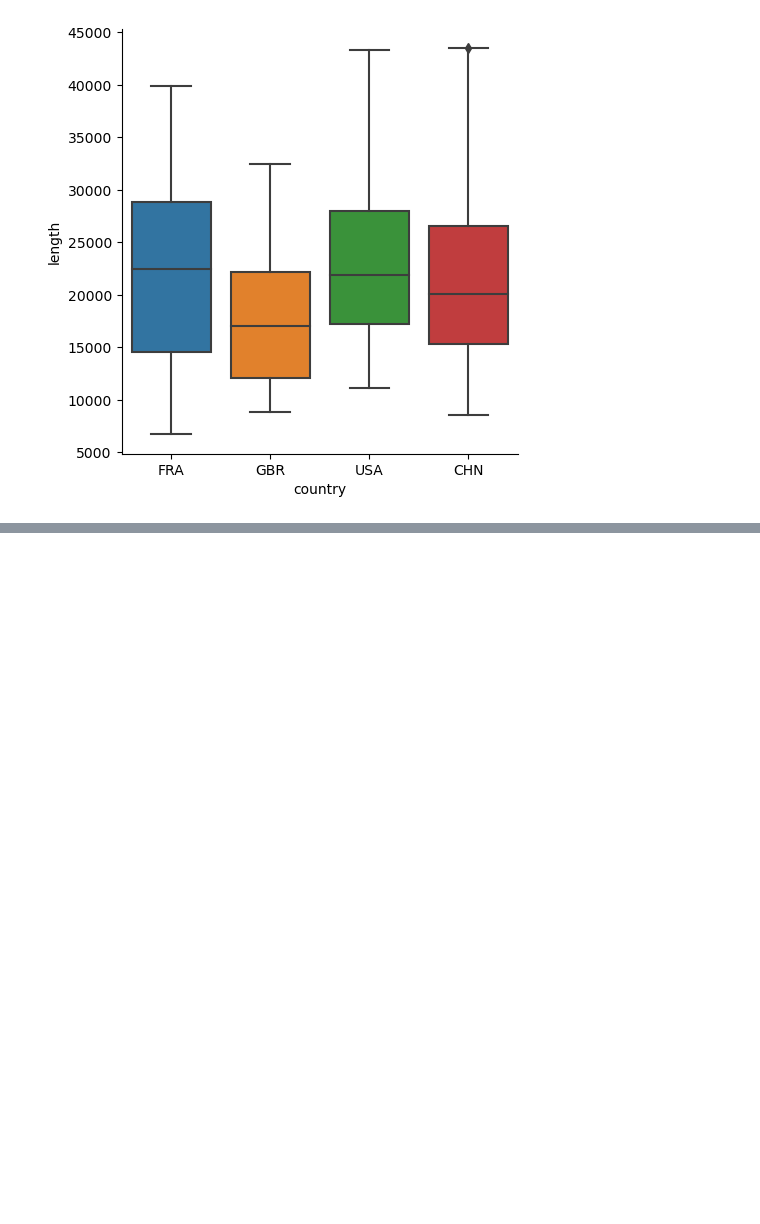
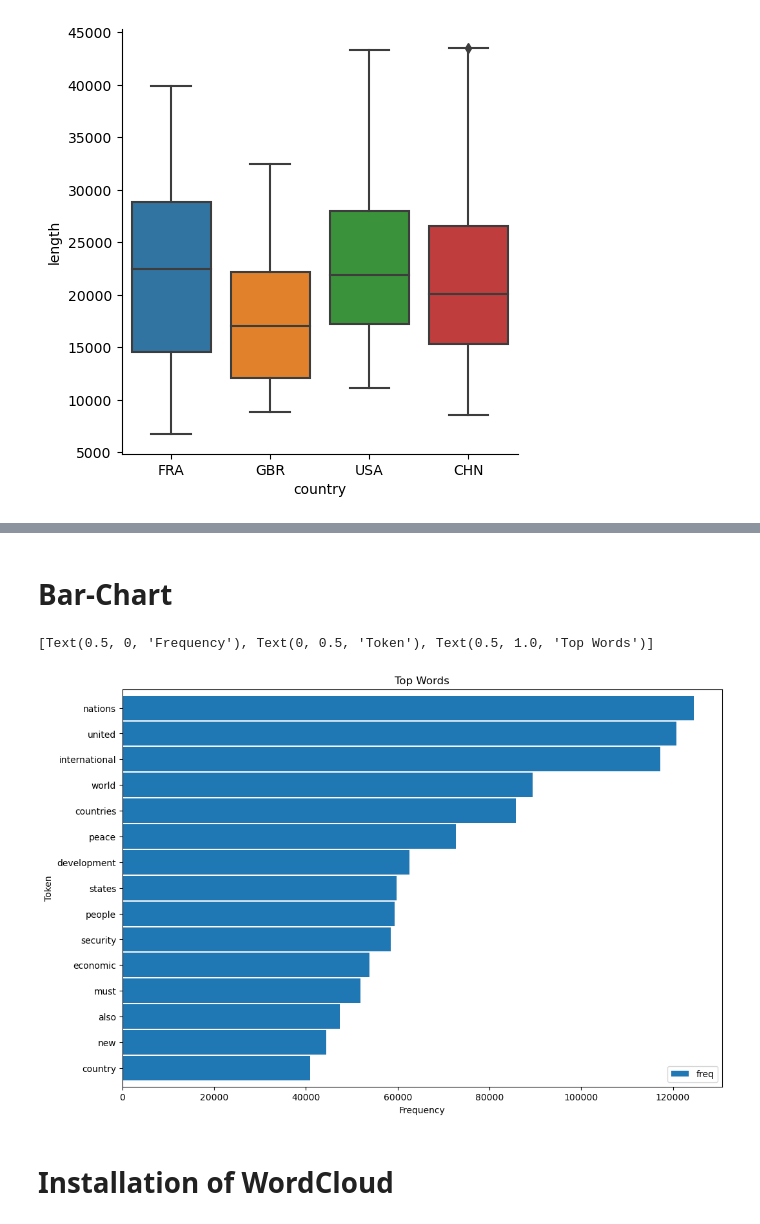
Before and after one commit to Praveen-Suryadevara/praveen-suryadevara, a Jupyter notebook: Class2.ipynb, the cells around one changed output, grey strips where cells are left out. Drawn from its saved outputs; the diff is of its cells as text; code cells hidden in the pictures; blank space fills up the shorter version.

```diff
--- a/Class2.ipynb
+++ b/Class2.ipynb
@@ -191,0 +295,5 @@ def tokenize(text):
+# %%
+#Count the tokens
+counter = Counter()
+df['tokens'].map(counter.update)
+print(counter.most_common(5))
@@ -191,0 +304,4 @@ def tokenize(text):
+# %%
+freq_df = pd.DataFrame.from_dict(counter,orient='index', columns=['freq']) # word frequency in it’s owndataframe for analysis
+freq_df = freq_df.query('freq >= 1')
+freq_df.index.name = 'token'
@@ -191,0 +310,4 @@ def tokenize(text):
+# %%
+#Sorting and displaying
+freq_df = freq_df.sort_values('freq', ascending=False)
+freq_df.head(10)
@@ -191,0 +327,12 @@ def tokenize(text):
+# %% [markdown]
+# Bar-Chart
+# %%
+#Creating a bar chart
+ax = freq_df.head(15).plot(kind='barh', width=0.95, figsize=(12,8))
+ax.invert_yaxis()
+ax.set(xlabel='Frequency', ylabel='Token', title='Top Words')
+# %% [output]
+[Text(0.5, 0, 'Frequency'), Text(0, 0.5, 'Token'), Text(0.5, 1.0, 'Top Words')]
+[figure, added]
+# %% [markdown]
+# Installation of WordCloud
```
Also changed, not shown: parts of 59 cells of this notebook, 1 other file.
